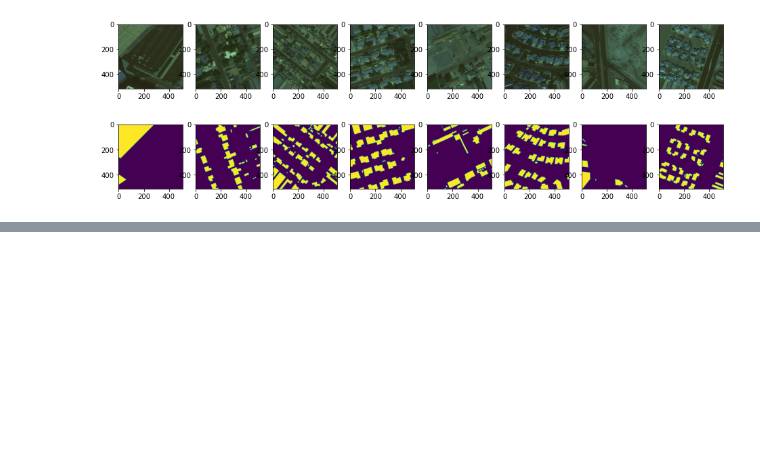
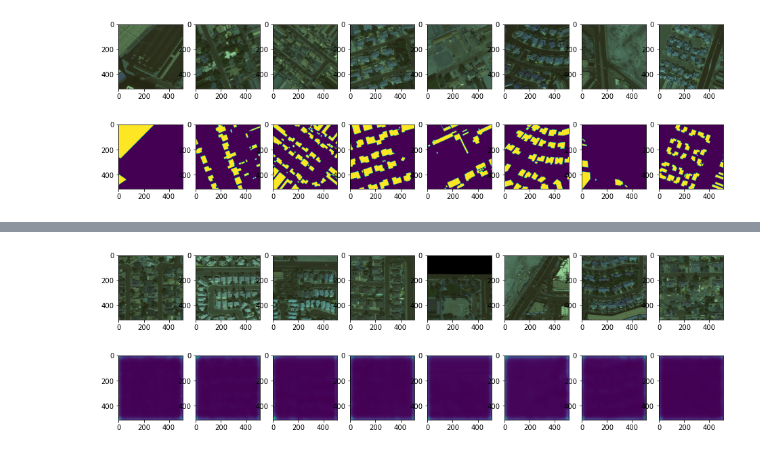
Before and after one commit to CSCCNY/final-project-landandbuildingsatimg-ccny, a Jupyter notebook: notebooks/scratch/01-HG-datagenerator_test_3.ipynb, the cells around one changed output, grey strips where cells are left out. Cells and saved outputs as stored; diff of their text form; code cells hidden in the pictures; blank space fills up the shorter version.

```diff
--- a/notebooks/scratch/01-HG-datagenerator_test_3.ipynb
+++ b/notebooks/scratch/01-HG-datagenerator_test_3.ipynb
@@ -403,0 +496,16 @@ Hint: If you want to see a list of allocated tensors when OOM happens, add repor
+# %%
+fig, axes = plt.subplots(2, 8, figsize=(16, 5))
+# fig.subplots_adjust(hspace=0.1)
+
+for a in np.arange(0,8):
+
+    image = val_generator[1][0][a + 5 , :,:,:]
+
+    # Load masks
+    mask = val_check[a+5,:,:,:]
+
+
+    axes[0, a].imshow( image)
+    axes[1, a].imshow( mask)
+# %% [output]
+[figure, added]
```
Also changed, not shown: parts of 20 cells of this notebook.
